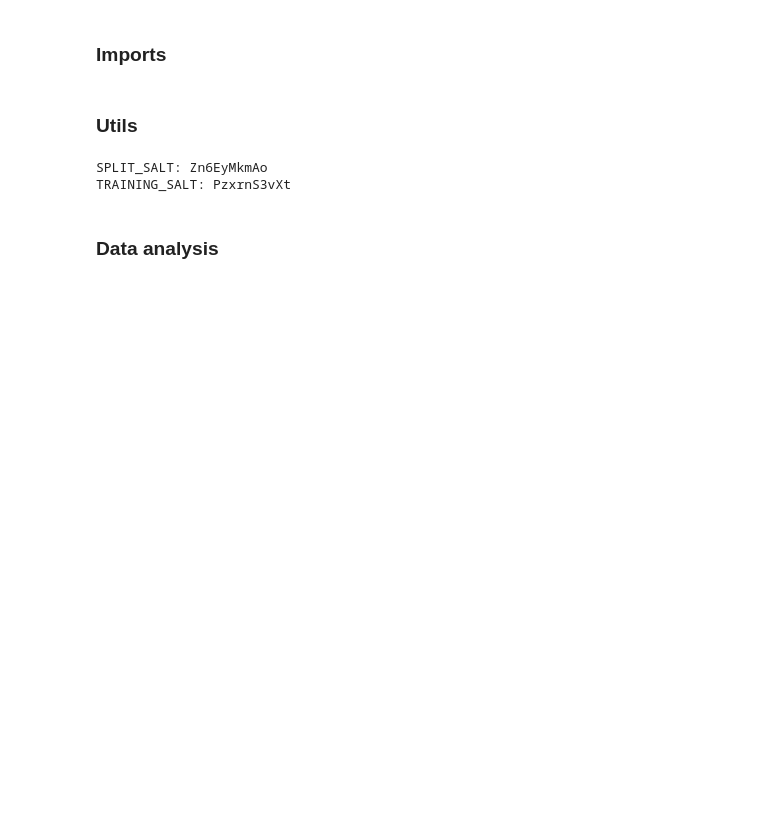
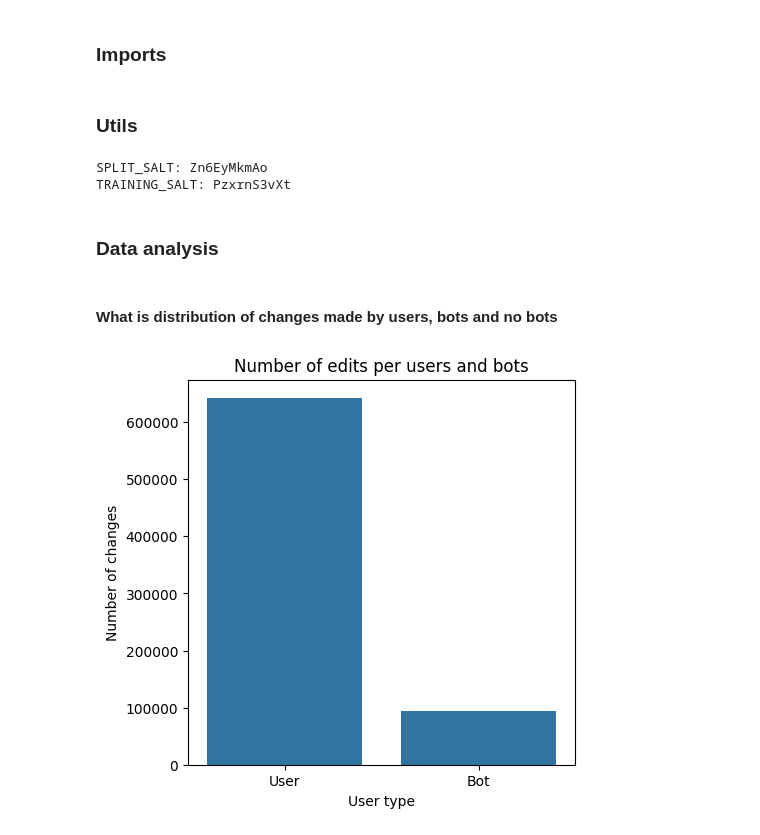
Before and after one commit to R1chrdson/bot_detection_mmdb23, a Jupyter notebook: classify_data/classifier.ipynb, the cells around one changed output. Drawn from its saved outputs; the diff is of its cells as text; code cells hidden in the pictures; blank space fills up the shorter version.

```diff
--- a/classify_data/classifier.ipynb
+++ b/classify_data/classifier.ipynb
@@ -52,0 +49,15 @@ train_dataset = dataset[~validation_mask]
+# %% [markdown]
+#### What is distribution of changes made by users, bots and no bots
+# %%
+edits_df = dataset.groupby('bot').count().max(axis=1)
+edits_df.index = edits_df.index.map(lambda x: 'Bot' if x else 'User')
+
+sns.barplot(x=edits_df.index, y=edits_df.values)
+plt.title('Number of edits per users and bots')
+plt.xlabel('User type')
+plt.ylabel('Number of changes')
+
+fig = plt.gcf()
+fig.set_size_inches(5, 5)
+# %% [output]
+[figure, added]
```
Also changed, not shown: parts of 8 cells of this notebook.
